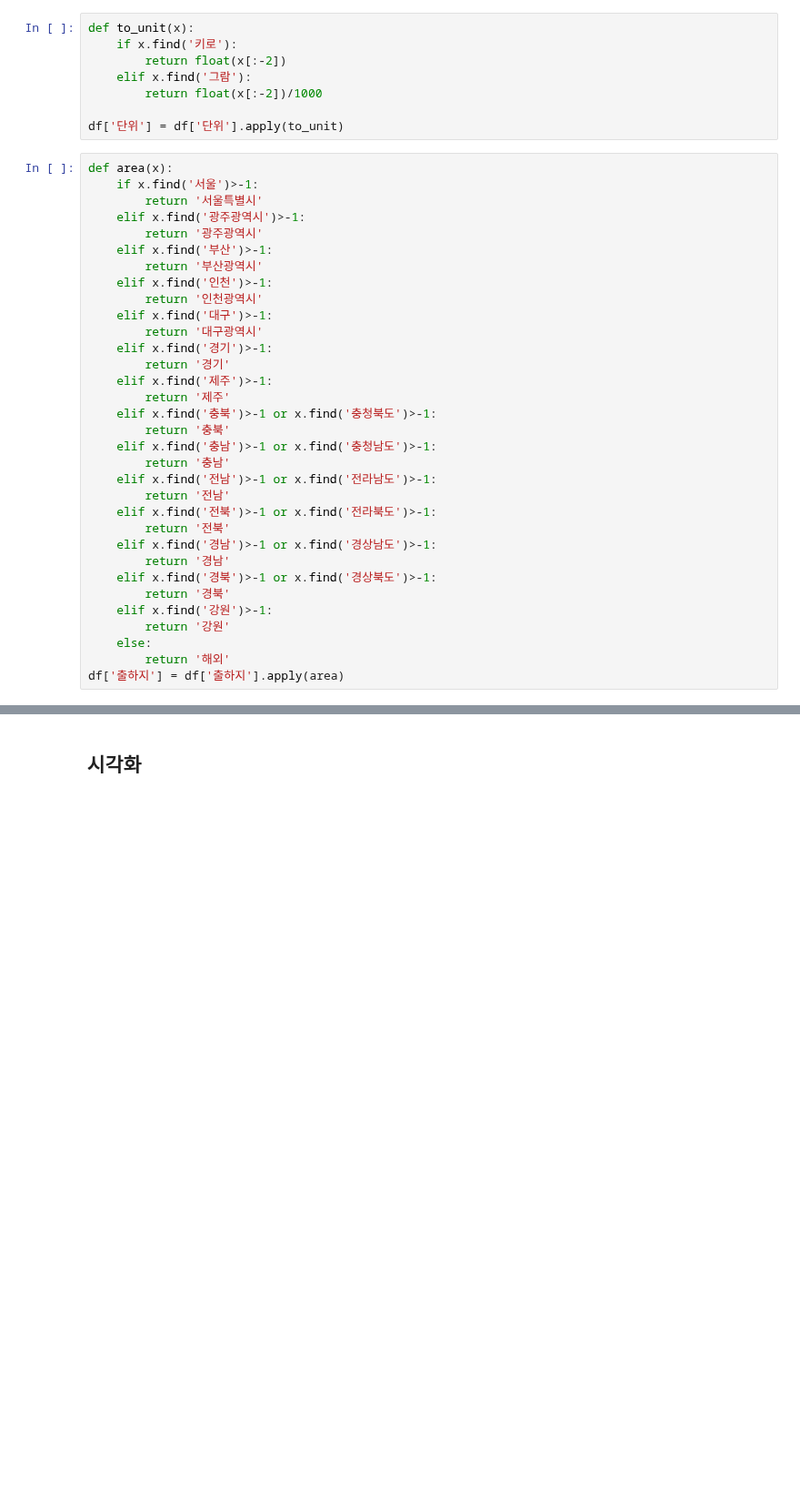
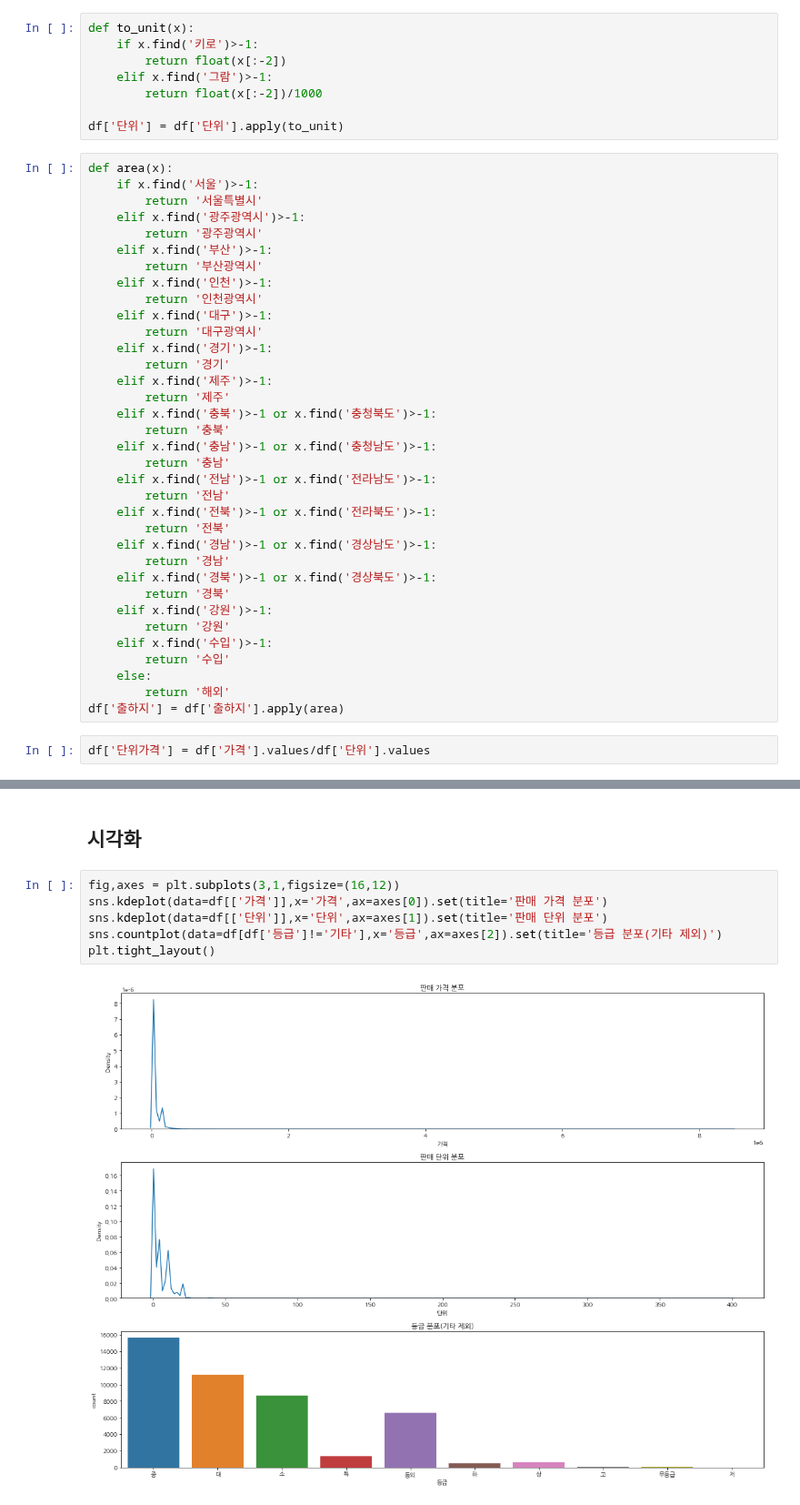
Before and after one commit to jsh0551/data_analysis_practice, a Jupyter notebook: 서울 열린데이터 광장/서울시농수산식품공사 식품 판매 결과.ipynb, the cells around one changed output, grey strips where cells are left out. Shown at 91% size. Cells and saved outputs as stored; diff of their text form; blank space fills up the shorter version.

```diff
--- a/서울 열린데이터 광장/서울시농수산식품공사 식품 판매 결과.ipynb
+++ b/서울 열린데이터 광장/서울시농수산식품공사 식품 판매 결과.ipynb
@@ -81,9 +81,9 @@ df['일'] = df['거래일'].apply(to_day)
 df['요일'] = df['거래일'].apply(to_weekday)
 # %%
 def to_unit(x):
-    if x.find('키로'):
+    if x.find('키로')>-1:
         return float(x[:-2])
-    elif x.find('그람'):
+    elif x.find('그람')>-1:
         return float(x[:-2])/1000
 
 df['단위'] = df['단위'].apply(to_unit)
@@ -117,8 +117,12 @@ def area(x):
         return '경북'
     elif x.find('강원')>-1:
         return '강원'
+    elif x.find('수입')>-1:
+        return '수입'
     else:
         return '해외'
 df['출하지'] = df['출하지'].apply(area)
+# %%
+df['단위가격'] = df['가격'].values/df['단위'].values
 # %%
 df.drop(['친환경구분(일반)'],axis=1,inplace=True)
@@ -125,2 +139,10 @@ df.drop(['친환경구분(일반)'],axis=1,inplace=True)
 # %% [markdown]
 ## 시각화
+# %%
+fig,axes = plt.subplots(3,1,figsize=(16,12))
+sns.kdeplot(data=df[['가격']],x='가격',ax=axes[0]).set(title='판매 가격 분포')
+sns.kdeplot(data=df[['단위']],x='단위',ax=axes[1]).set(title='판매 단위 분포')
+sns.countplot(data=df[df['등급']!='기타'],x='등급',ax=axes[2]).set(title='등급 분포(기타 제외)')
+plt.tight_layout()
+# %% [output]
+[figure, added]
```
Also changed, not shown: parts of 10 cells of this notebook.
